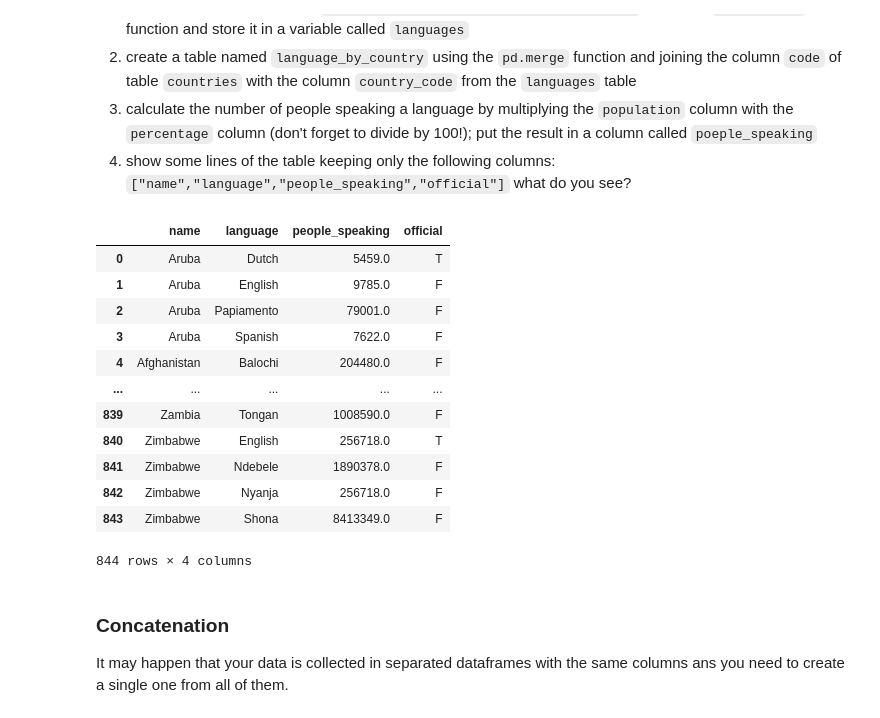
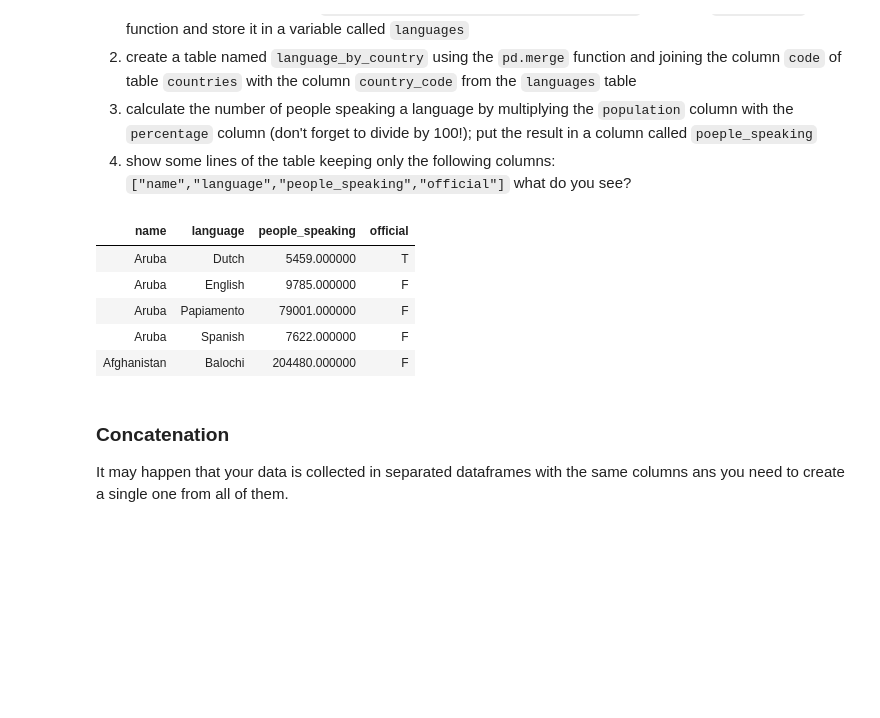
Before and after one commit to noiseOnTheNet/python-post023_jupyter_analitics, a Jupyter notebook: doc/Part_2.ipynb, the cells around one changed output. Drawn from its saved outputs; the diff is of its cells as text; code cells hidden in the pictures; blank space fills up the shorter version.

```diff
--- a/doc/Part_2.ipynb
+++ b/doc/Part_2.ipynb
@@ -233,26 +212,19 @@ languages = pd.read_csv("datasets/WorldDBTables/LanguageTable.csv")
 # %%
 languages_by_country = pd.merge(
     countries, languages,
     how="inner",
     left_on=["code"], right_on=["country_code"]
 )
 languages_by_country["people_speaking"] = languages_by_country.population * \
     languages_by_country.percentage / 100
-languages_by_country[["name","language","people_speaking","official"]]
+languages_by_country[["name","language","people_speaking","official"]].head()
 # %% [output]
-|  | name | language | people_speaking | official |
-| 0 | Aruba | Dutch | 5459.0 | T |
-| 1 | Aruba | English | 9785.0 | F |
-| 2 | Aruba | Papiamento | 79001.0 | F |
-| 3 | Aruba | Spanish | 7622.0 | F |
-| 4 | Afghanistan | Balochi | 204480.0 | F |
-| ... | ... | ... | ... | ... |
-| 839 | Zambia | Tongan | 1008590.0 | F |
-| 840 | Zimbabwe | English | 256718.0 | T |
-| 841 | Zimbabwe | Ndebele | 1890378.0 | F |
-| 842 | Zimbabwe | Nyanja | 256718.0 | F |
-| 843 | Zimbabwe | Shona | 8413349.0 | F |
+| name | language | people_speaking | official |
+| Aruba | Dutch | 5459.000000 | T |
+| Aruba | English | 9785.000000 | F |
+| Aruba | Papiamento | 79001.000000 | F |
+| Aruba | Spanish | 7622.000000 | F |
+| Afghanistan | Balochi | 204480.000000 | F |
-844 rows × 4 columns
 # %% [markdown]
 ### Concatenation
 It may happen that your data is collected in separated dataframes with the same columns ans you need to create a single one from all of them.
```
Also changed, not shown: parts of 28 cells of this notebook, 5 other files.
